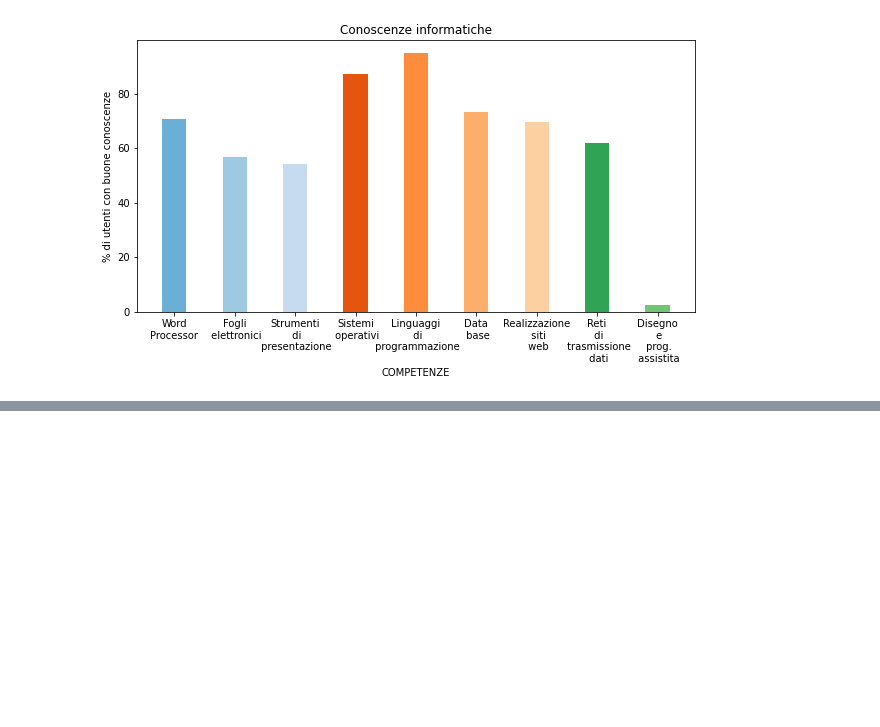
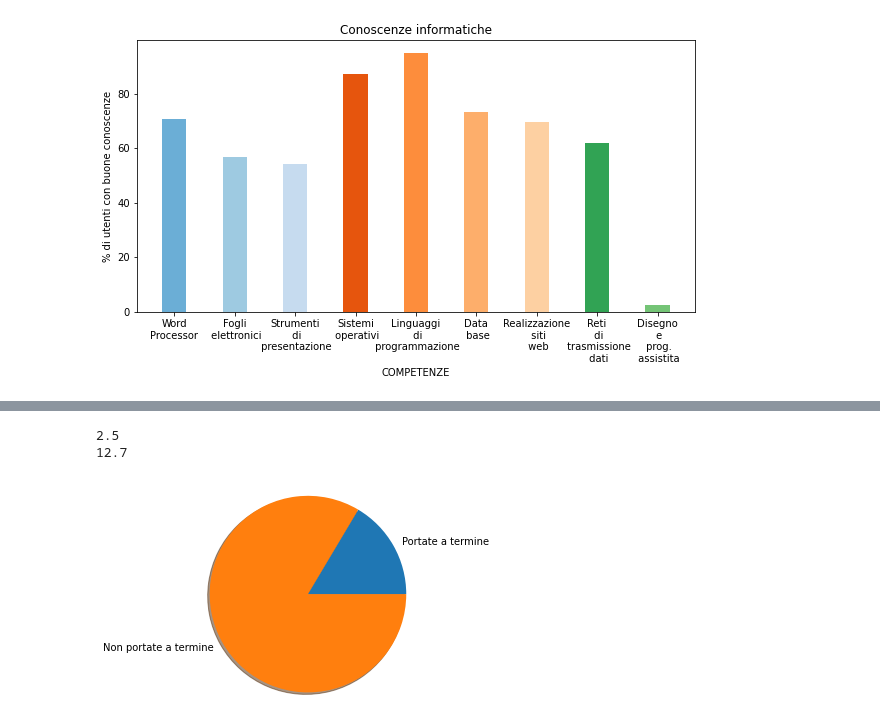
Before and after one commit to lorenzoborrelli/progetto_visual, a Jupyter notebook: 80_grafici.ipynb, the cells around one changed output, grey strips where cells are left out. Saved outputs shown, nothing was run; the diff lists cells and outputs as text; code cells hidden in the pictures; blank space fills up the shorter version.

```diff
--- a/80_grafici.ipynb
+++ b/80_grafici.ipynb
@@ -152,0 +214,32 @@ plt.show()
+# %%
+# torta: Precedenti studi universitari, campo "hanno precedenti esperienze" -> portate a terimine, non portate a termine
+
+import csv
+
+#prelevare dati da csv
+laureati_milano='80_laureati_milano.csv'
+with open(laureati_milano,'rt')as f:
+    data = csv.reader(f, delimiter = ';')
+    intrestingHist=[row for idx, row in enumerate(data) if idx in [62,63] ]
+
+# FARE COLORI !!! + le slice mi sembrano di dimensioni sbagliate
+
+
+labels = [intrestingHist[0][0], intrestingHist[1][0]]
+sizes = np.array([float(intrestingHist[0][1].replace(",",".")), float(intrestingHist[1][1].replace(",",".")) ])
+
+print(float(intrestingHist[0][1].replace(",",".")))
+print(float(intrestingHist[1][1].replace(",",".")))
+
+
+
+fig1, ax1 = plt.subplots()
+ax1.pie(x = sizes, labels=labels,
+        shadow=True)
+ax1.axis('equal')
+
+plt.show()
+# %% [output]
+2.5
+12.7
+[figure, added]
```
Also changed, not shown: parts of 6 cells of this notebook.
